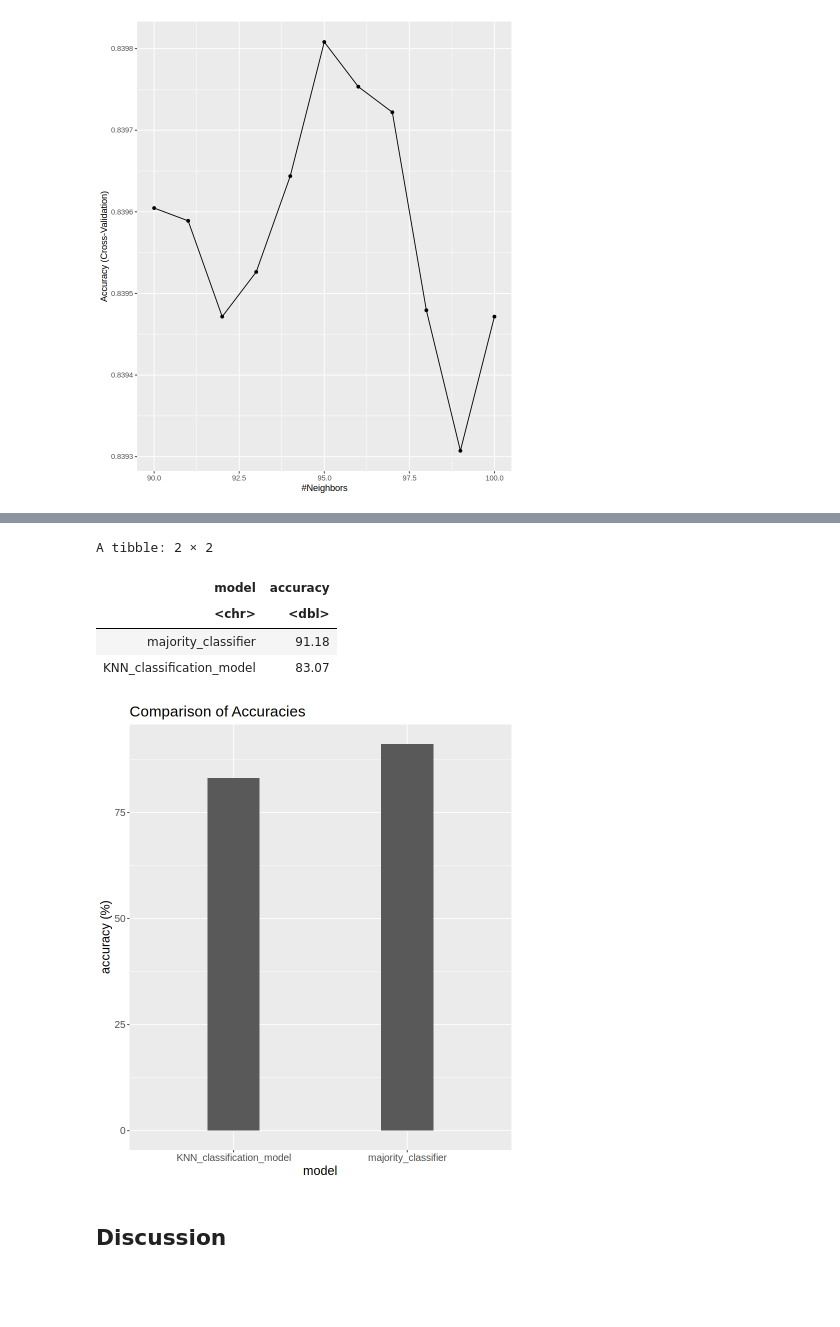
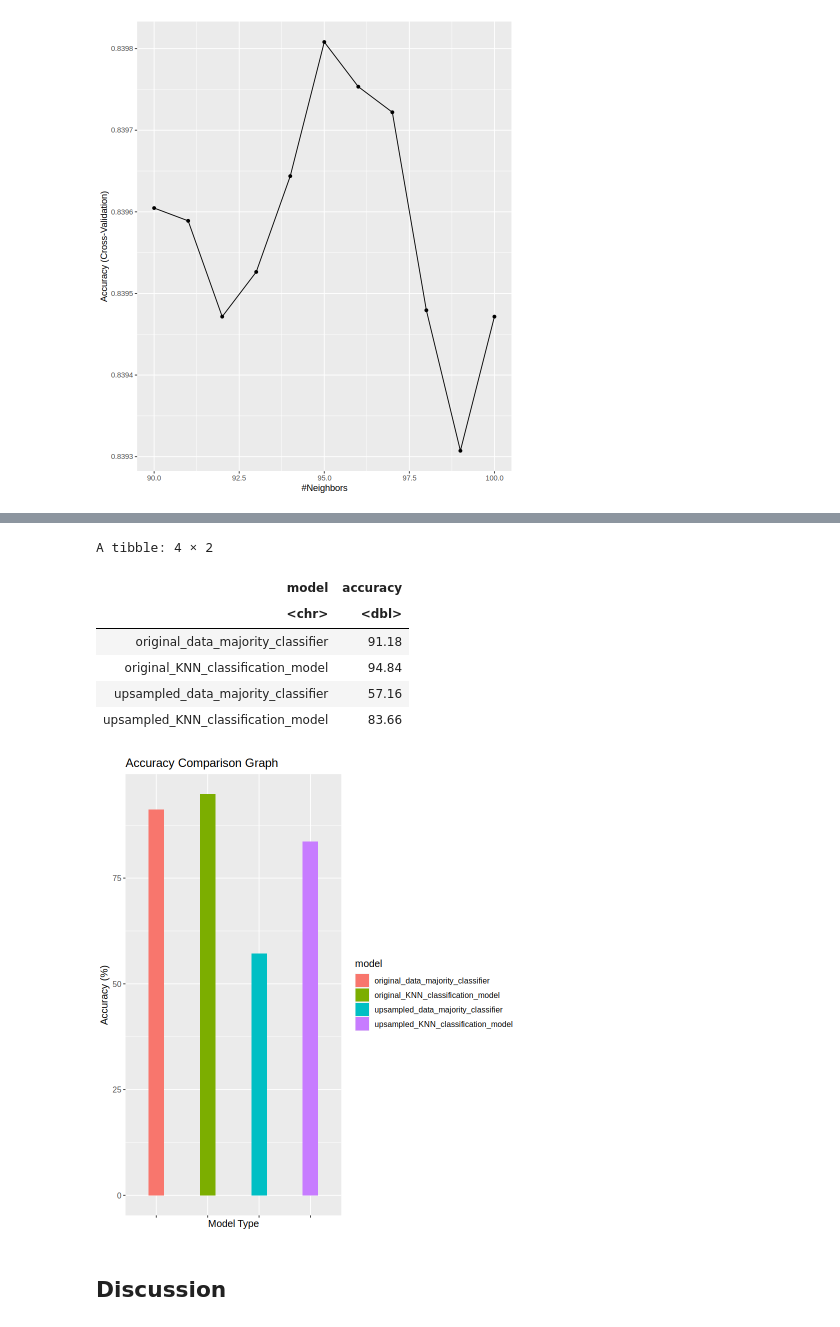
Before and after one commit to florencesanjaya/DSCI-100-2023w1-group-36, a Jupyter notebook: DSCI100_Group36_FinalReport.ipynb, the cells around one changed output, grey strips where cells are left out. Cells and saved outputs as stored; diff of their text form; code cells hidden in the pictures; blank space fills up the shorter version.

Commit message:
fs's method deleted + comparison bar graph added

```diff
--- a/DSCI100_Group36_FinalReport.ipynb
+++ b/DSCI100_Group36_FinalReport.ipynb
@@ -437,24 +341,31 @@ knn_fit
 # %%
-# Accuracy comparison graph between majority classifier and KNN classification model
-# Majority classifier accuracy = 91.18%. This is from the percentage of non-diabetic people, who make up the majority of the data
-graph_df <- tibble(majority_classifier = 91.18, KNN_classification_model = 83.07) |>
-    pivot_longer(majority_classifier:KNN_classification_model, names_to = "model", values_to = "accuracy")
+# Accuracy comparison graph between majority classifier, original data KNN classification model, and upsampled data KNN classification model
+# Original data majority classifier accuracy = 91.18%. This is from the percentage of non-diabetic people, who make up the majority of the data
+# Upsampled data majority classifier accuracy = 57.16% (based on training set)
+graph_df <- tibble(original_data_majority_classifier = 91.18,
+                   original_KNN_classification_model = 94.84,
+                   upsampled_data_majority_classifier = 57.16,
+                   upsampled_KNN_classification_model = 83.66) |>
+    pivot_longer(original_data_majority_classifier:upsampled_KNN_classification_model, names_to = "model", values_to = "accuracy")
 graph_df
 
 acc_comparison_graph <- graph_df |>
-    ggplot(aes(x = model, y = accuracy)) +
+    ggplot(aes(x = model, y = accuracy, fill = model)) +
     geom_bar(stat = "identity", width = 0.3) +
-    labs(x = "model", y = "accuracy (%)") +
-    ggtitle("Comparison of Accuracies") +
-    theme(text = element_text(size = 15))
+    labs(x = "Model Type", y = "Accuracy (%)") +
+    ggtitle("Accuracy Comparison Graph") +
+    theme(text = element_text(size = 12), axis.text.x = element_blank())
 acc_comparison_graph
+# Colours used due to the length of x-axis labels
 # %% [output]
-A tibble: 2 × 2
+A tibble: 4 × 2
 | model | accuracy |
 | <chr> | <dbl> |
-| majority_classifier | 91.18 |
-| KNN_classification_model | 83.07 |
+| original_data_majority_classifier | 91.18 |
+| original_KNN_classification_model | 94.84 |
+| upsampled_data_majority_classifier | 57.16 |
+| upsampled_KNN_classification_model | 83.66 |
-[figure, old version]
+[figure, new version]
 # %% [markdown]
 ## Discussion
 # %% [markdown]
```
Also changed, not shown: parts of 7 cells of this notebook.
